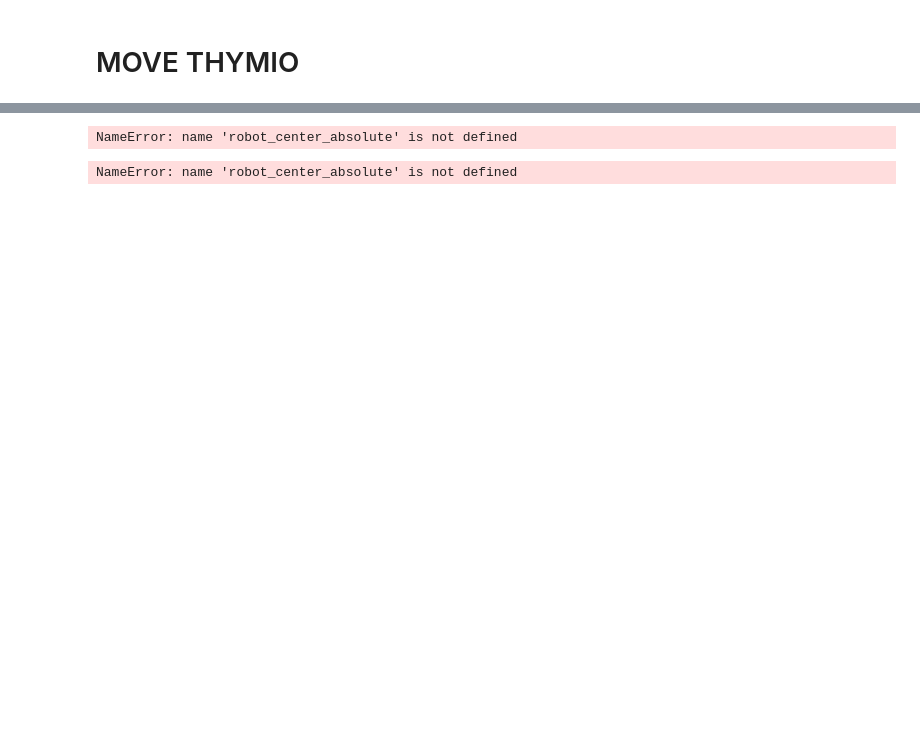
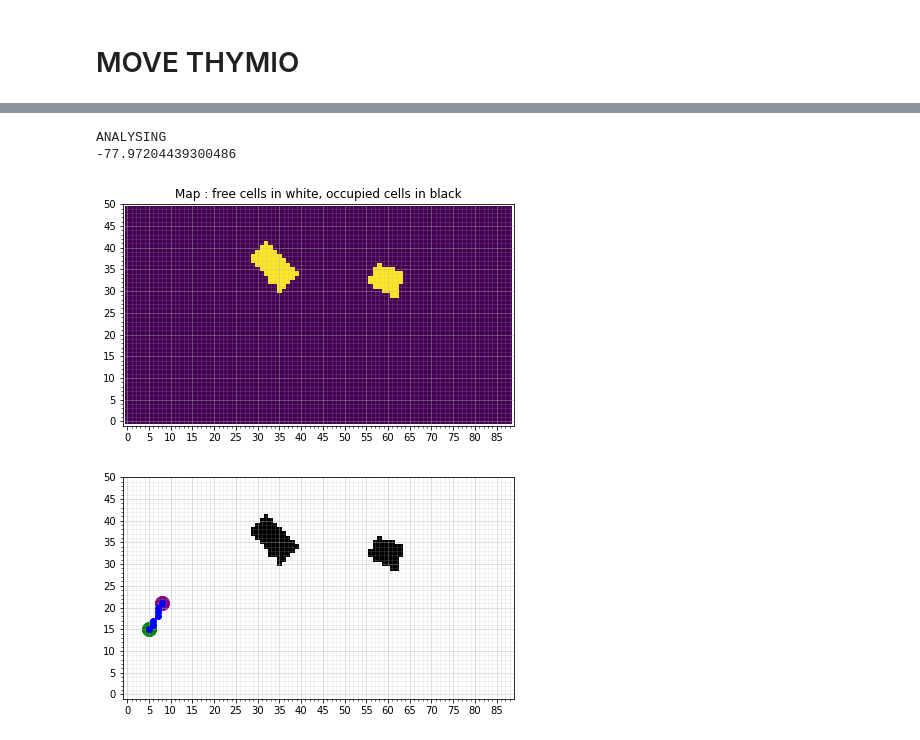
Before and after one commit to kenp-io/EPFL_MoRo_Project, a Jupyter notebook: main.ipynb, the cells around one changed output, grey strips where cells are left out. Saved outputs shown, nothing was run; the diff lists cells and outputs as text; code cells hidden in the pictures; blank space fills up the shorter version.

```diff
--- a/main.ipynb
+++ b/main.ipynb
@@ -175,4 +129,6 @@ def dist(current_x, current_y, goal_x, goal_y):
 # %% [markdown]
 # MOVE THYMIO
 # %%
-th = Thymio.serial(port="COM9", refreshing_rate=0.1)
+th = Thymio.serial(port="/dev/cu.usbmodem14401", refreshing_rate=0.1)
+%matplotlib inline
+cap = vision.VideoCapture("http://192.168.13.124:8080/video")
@@ -185,9 +134,0 @@ np.sqrt(2)
-# %%
-print(robot_center_absolute)
-print(robot_front_absolute)
-# %% [output]
-NameError: name 'robot_center_absolute' is not defined
-# %%
-robot_center_absolute[0]
-# %% [output]
-NameError: name 'robot_center_absolute' is not defined
@@ -236,11 +135,13 @@ while(MOVING):
-# %%
-th.set_var("motor.left.target", 0)
-th.set_var("motor.right.target", 0)
-
-th.set_var("motor.left.target", 2**16-200)
-th.set_var("motor.right.target", 2**16-200)
-
-time.sleep()
-
-th.set_var("motor.left.target", 0)
-th.set_var("motor.right.target", 0)
+# %%
+
+importlib.reload(vision)
+importlib.reload(globalNavigation)
+
+robot_front_absolute, robot_center_absolute, destination_center_absolute, path = analyze(cap)
+index = 1
+globalNavigation.followPath(robot_front_absolute, robot_center_absolute, destination_center_absolute, path, index, th)
+# %% [output]
+ANALYSING
+-77.97204439300486
+[figure, added]
+[figure, added]
```
Also changed, not shown: parts of 16 cells of this notebook, 2 other files.
